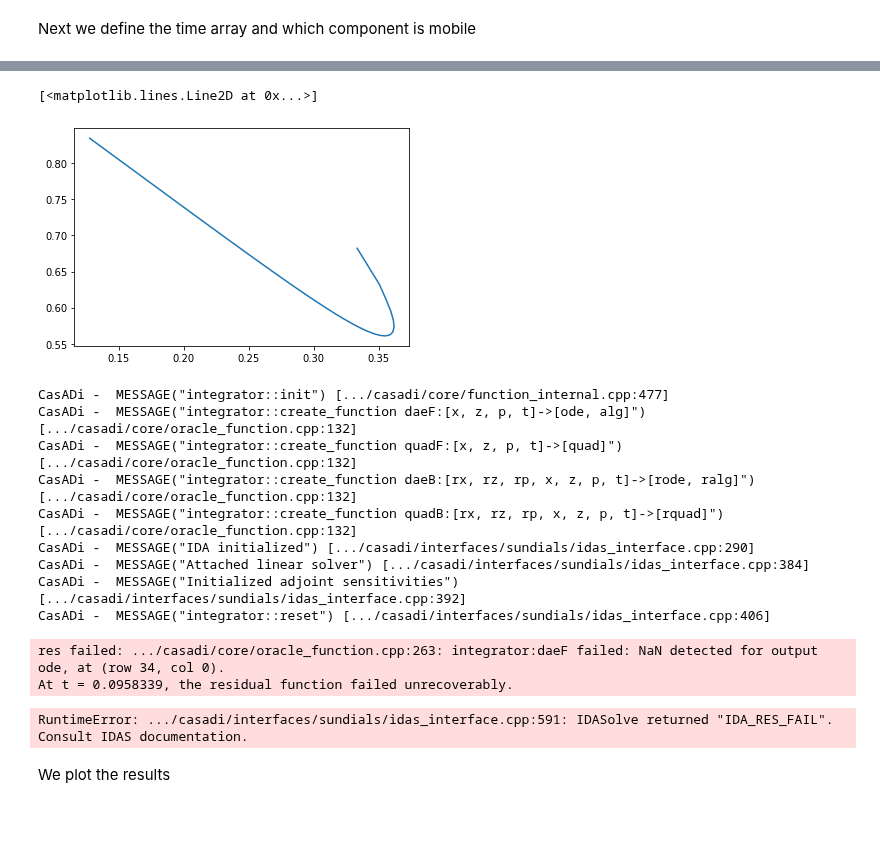
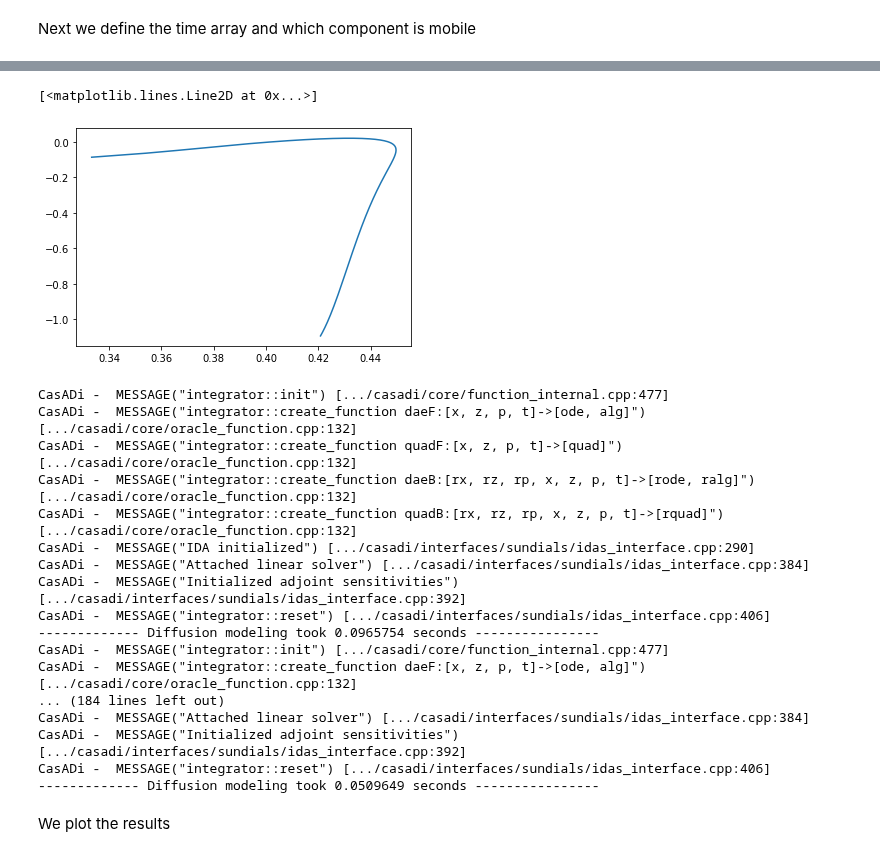
Before and after one commit to Borrdom/diffusionpy, a Jupyter notebook: examples_notebooks/Pvac_toloul_methanol_nonideal.ipynb, the cells around one changed output, grey strips where cells are left out. Saved outputs shown, nothing was run; the diff lists cells and outputs as text; code cells hidden in the pictures; blank space fills up the shorter version.

```diff
--- a/examples_notebooks/Pvac_toloul_methanol_nonideal.ipynb
+++ b/examples_notebooks/Pvac_toloul_methanol_nonideal.ipynb
@@ -51,6 +51,7 @@ epsAiBi=np.asarray([2899.5, 0., 0.])
 N=np.asarray([1., 0., 1047.])
 Mw=np.asarray([32.042,  92.142, 90000.])
 vpures=vpure(p,T,mi,sigi,ui,epsAiBi,kapi,N)
+kij=D_Matrix(np.asarray([0.029,-0.05855362,0.027776682]),nc)
 # %% [markdown]
 For a the diffusion of three components, three binary diffusion coefficients need to be defined
 # %% [markdown]
@@ -64,7 +65,10 @@ $\left[\begin{array}{rrr}
 
 $Ð_{vec} = \left[\begin{array}{rrr} Ð_{12} & Ð_{13} & Ð_{23} \end{array}\right]$
 # %%
-Dvec=np.asarray([1E-6,2.3E-11,1.7E-11])
+#Dvec=np.asarray([1E-8,2.3E-11,1.7E-11])
+
+
+Dvec=np.asarray([1E-3,2.3E-11,1.7E-11])
 # %% [markdown]
 Next we define the time array and which component is mobile
 # %%
@@ -74,8 +78,8 @@ volatile=np.asarray([True,True,False])
 # %%
 wt=Diffusion_MS(t,L,Dvec,wi0,wi8,Mi,volatile)
 
-Gammai=np.asarray([DlnaDlnx(T,vpures,np.ascontiguousarray(wt[i,:]),mi,sigi,ui,epsAiBi,kapi,N,Mw,idx=2) for i in range(nt)]).T
-plt.plot(wt[:,1],Gammai[1,1,:])
+Gammai=np.asarray([DlnaDlnx(T,vpures,np.ascontiguousarray(wt[i,:]),mi,sigi,ui,epsAiBi,kapi,N,Mw,kij,idx=2) for i in range(nt)]).T
+plt.plot(wt[:,1],Gammai[1,0,:])
 # %% [output]
 CasADi -  MESSAGE("integrator::init") [.../casadi/core/function_internal.cpp:477]
 CasADi -  MESSAGE("integrator::create_function daeF:[x, z, p, t]->[ode, alg]") [.../casadi/core/oracle_function.cpp:132]
@@ -90,9 +94,9 @@ CasADi -  MESSAGE("integrator::reset") [.../casadi/interfaces/sundials/idas_inte
 [<matplotlib.lines.Line2D at 0x...>]
-[figure, old version]
+[figure, new version]
 # %%
-for i in range(6):
+for i in range(20):
 
-    Gammai=np.asarray([DlnaDlnx(T,vpures,np.ascontiguousarray(wt[i,:]),mi,sigi,ui,epsAiBi,kapi,N,Mw) for i in range(nt)]).T
+    Gammai=np.asarray([DlnaDlnx(T,vpures,np.ascontiguousarray(wt[i,:]),mi,sigi,ui,epsAiBi,kapi,N,Mw,kij) for i in range(nt)]).T
     #Gammai=(Gammai*i/5+np.stack([np.eye(nc)]*nt).T*(5-i)/5)
     wt=Diffusion_MS(t,L,Dvec,wi0,wi8,Mi,volatile,Gammai=Gammai)
 # %% [output]
@@ -105,9 +109,14 @@ CasADi -  MESSAGE("IDA initialized") [.../casadi/interfaces/sundials/idas_interf
 CasADi -  MESSAGE("Attached linear solver") [.../casadi/interfaces/sundials/idas_interface.cpp:384]
 CasADi -  MESSAGE("Initialized adjoint sensitivities") [.../casadi/interfaces/sundials/idas_interface.cpp:392]
 CasADi -  MESSAGE("integrator::reset") [.../casadi/interfaces/sundials/idas_interface.cpp:406]
+------------- Diffusion modeling took 0.0965754 seconds ----------------
+CasADi -  MESSAGE("integrator::init") [.../casadi/core/function_internal.cpp:477]
+CasADi -  MESSAGE("integrator::create_function daeF:[x, z, p, t]->[ode, alg]") [.../casadi/core/oracle_function.cpp:132]
+... (184 lines left out)
+CasADi -  MESSAGE("Attached linear solver") [.../casadi/interfaces/sundials/idas_interface.cpp:384]
+CasADi -  MESSAGE("Initialized adjoint sensitivities") [.../casadi/interfaces/sundials/idas_interface.cpp:392]
+CasADi -  MESSAGE("integrator::reset") [.../casadi/interfaces/sundials/idas_interface.cpp:406]
+------------- Diffusion modeling took 0.0509649 seconds ----------------
-res failed: .../casadi/core/oracle_function.cpp:263: integrator:daeF failed: NaN detected for output ode, at (row 34, col 0).
-At t = 0.0958339, the residual function failed unrecoverably.
-RuntimeError: .../casadi/interfaces/sundials/idas_interface.cpp:591: IDASolve returned "IDA_RES_FAIL". Consult IDAS documentation.
 # %% [markdown]
 We plot the results
 # %%
```
Also changed, not shown: parts of 3 cells of this notebook, 2 other files.
